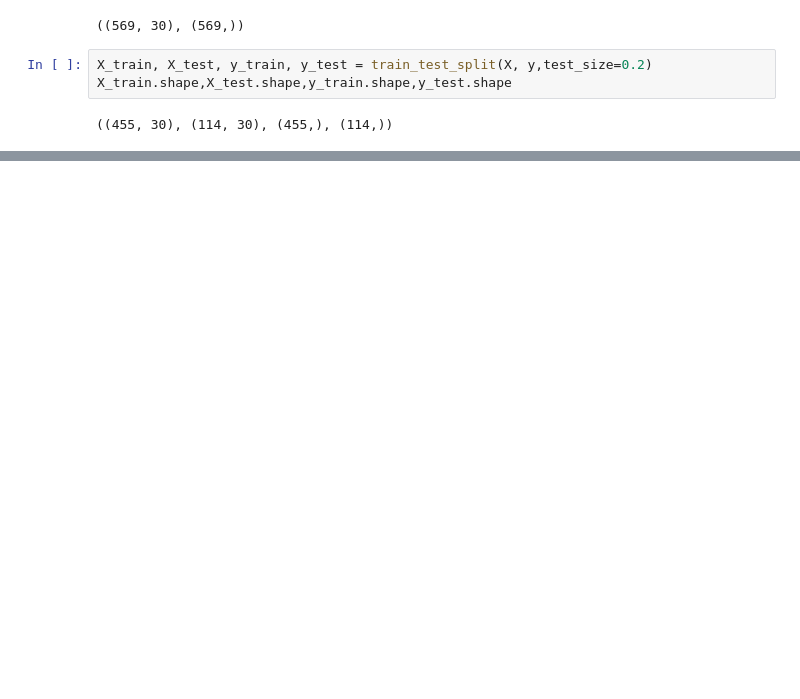
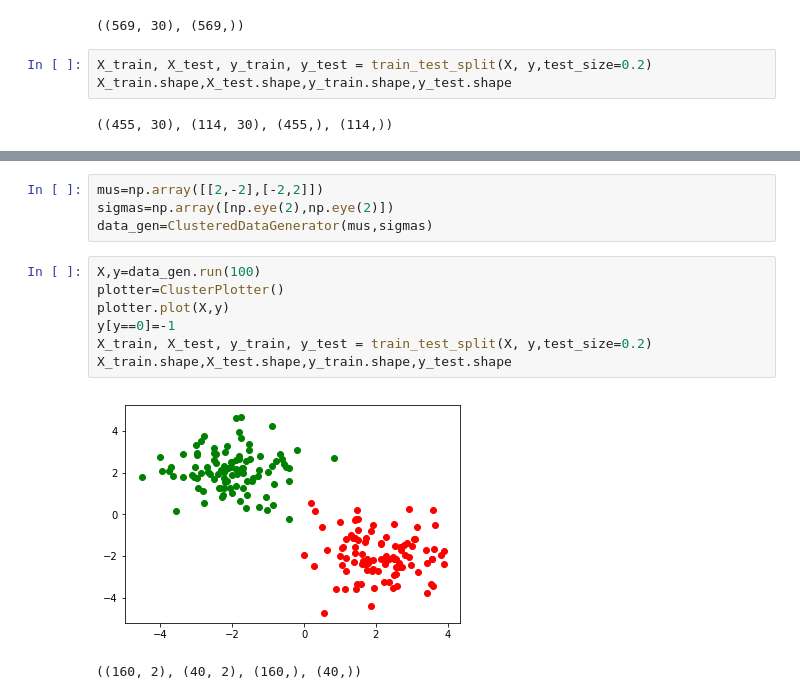
Before and after one commit to habroptilus/ml-tools, a Jupyter notebook: experiment/linear_svm_subgrad.ipynb, the cells around one changed output, grey strips where cells are left out. Drawn from its saved outputs; the diff is of its cells as text; blank space fills up the shorter version.

```diff
--- a/experiment/linear_svm_subgrad.ipynb
+++ b/experiment/linear_svm_subgrad.ipynb
@@ -60,0 +75,14 @@ print(f"{acc*100:.2f} %")
+# %%
+mus=np.array([[2,-2],[-2,2]])
+sigmas=np.array([np.eye(2),np.eye(2)])
+data_gen=ClusteredDataGenerator(mus,sigmas)
+# %%
+X,y=data_gen.run(100)
+plotter=ClusterPlotter()
+plotter.plot(X,y)
+y[y==0]=-1
+X_train, X_test, y_train, y_test = train_test_split(X, y,test_size=0.2)
+X_train.shape,X_test.shape,y_train.shape,y_test.shape
+# %% [output]
+[figure, added]
+((160, 2), (40, 2), (160,), (40,))
```
Also changed, not shown: parts of 8 cells of this notebook, 1 other file.
